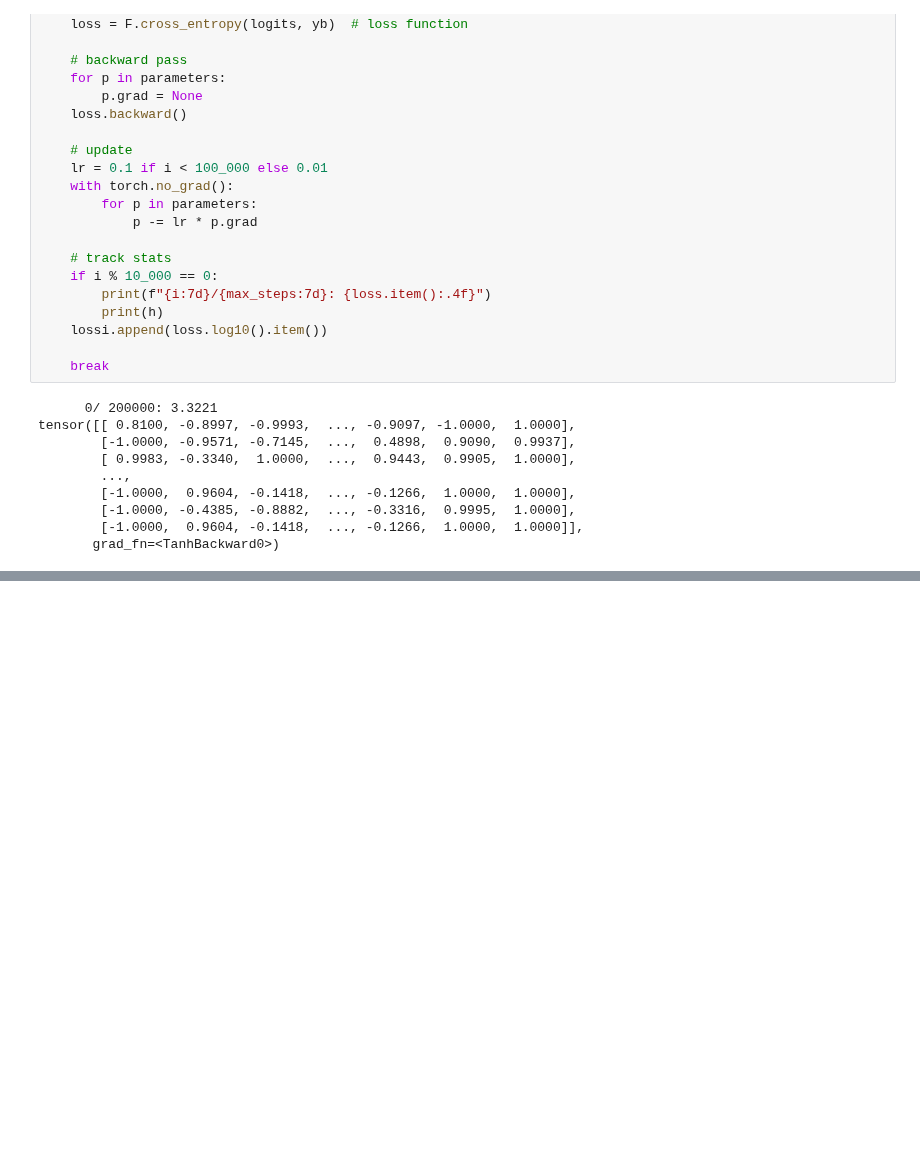
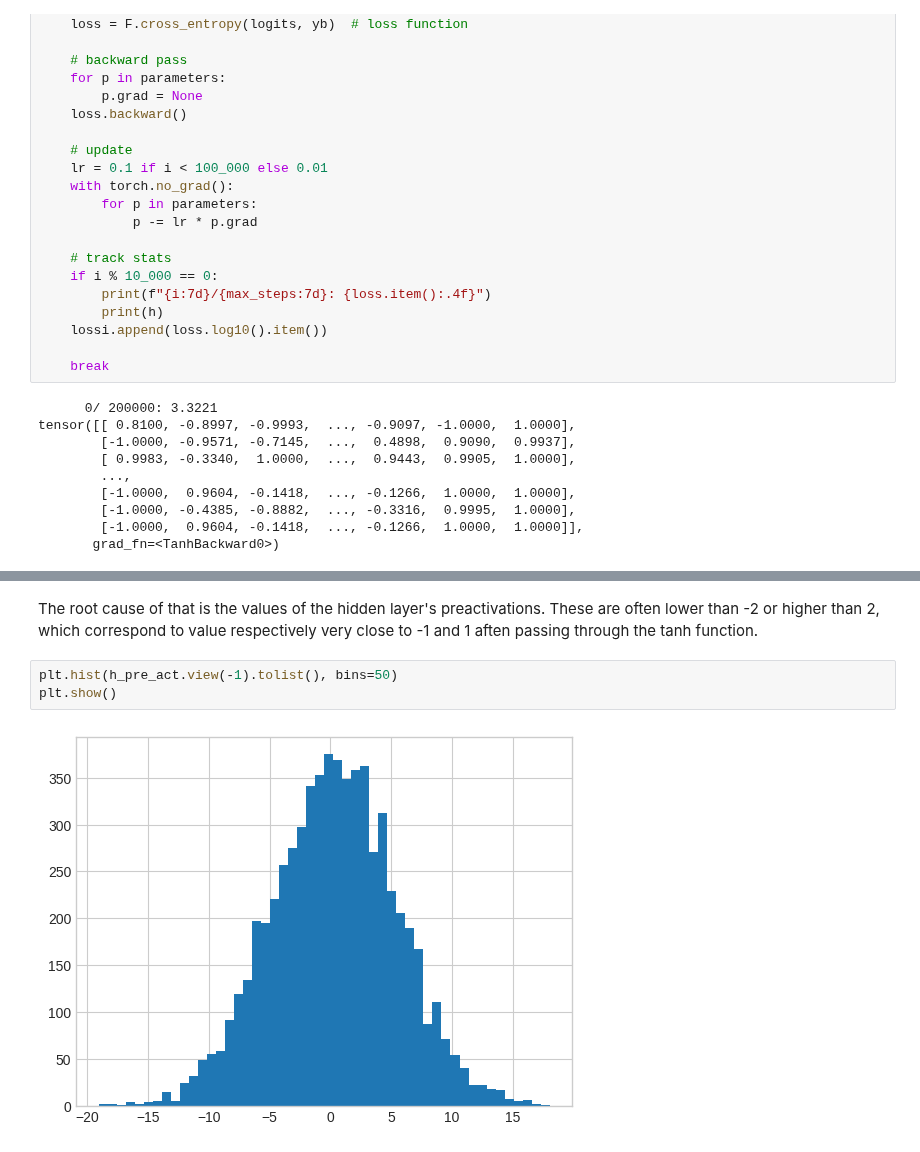
Before and after one commit to IamGianluca/dl, a Jupyter notebook: nbs/karpathy/makemore/makemore_part3_bn.ipynb, the cells around one changed output, grey strips where cells are left out. Saved outputs shown, nothing was run; the diff lists cells and outputs as text; blank space fills up the shorter version.

```diff
--- a/nbs/karpathy/makemore/makemore_part3_bn.ipynb
+++ b/nbs/karpathy/makemore/makemore_part3_bn.ipynb
@@ -535,0 +555,7 @@ tensor([[ 0.8100, -0.8997, -0.9993,  ..., -0.9097, -1.0000,  1.0000],
+# %% [markdown]
+The root cause of that is the values of the hidden layer's preactivations. These are often lower than -2 or higher than 2, which correspond to value respectively very close to -1 and 1 aften passing through the tanh function.
+# %%
+plt.hist(h_pre_act.view(-1).tolist(), bins=50)
+plt.show()
+# %% [output]
+[figure, added]
```
Also changed, not shown: parts of 10 cells of this notebook.
